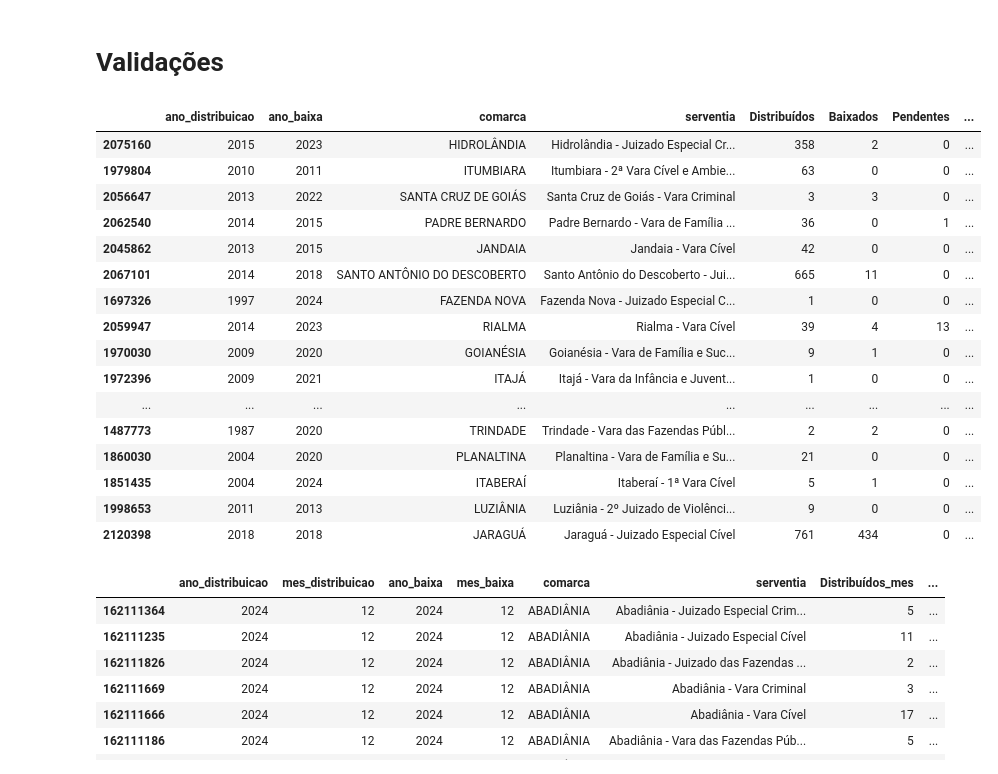
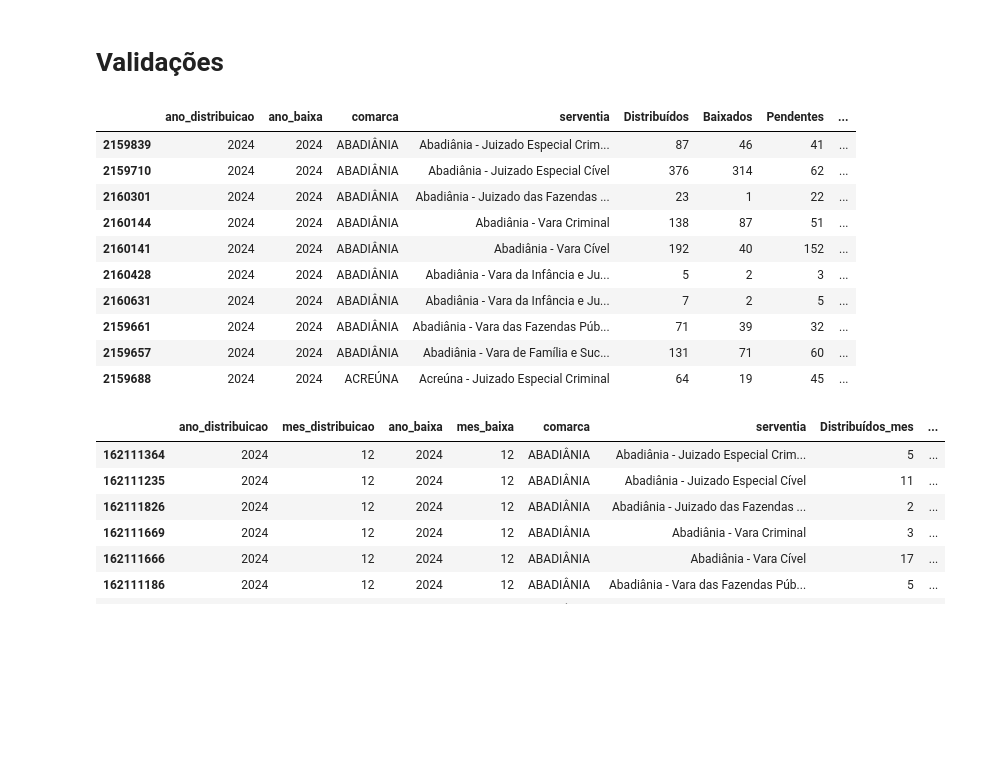
Before and after one commit to dvjuliocesar/TJGO_Projeto7_TxCongGeral, a Jupyter notebook: tx_updated.ipynb, the cells around one changed output. Saved outputs shown, nothing was run; the diff lists cells and outputs as text; code cells hidden in the pictures; blank space fills up the shorter version.

```diff
--- a/tx_updated.ipynb
+++ b/tx_updated.ipynb
@@ -149,7 +149,7 @@ def calcular_estatisticas_cohort(df_main, cols_dist, cols_baixa, nome_periodo):
 # 2. CÁLCULOS ANUAIS
 # ==============================================================================
 print("Calculando estatísticas anuais...")
-estatisticas_anuais = calcular_estatisticas_cohort(
+df_estatisticas_anuais = calcular_estatisticas_cohort(
     df,
     cols_dist=['ano_distribuicao'],
     cols_baixa=['ano_baixa'],
@@ -157,9 +157,9 @@ estatisticas_anuais = calcular_estatisticas_cohort(
 )
 
 # Ajustes finais de colunas e ordenação
-estatisticas_anuais = estatisticas_anuais.rename(columns={'ano_distribuicao': 'ano'})
+df_estatisticas_anuais = df_estatisticas_anuais.rename(columns={'ano_distribuicao': 'ano'})
 cols_order = ['ano', 'ano_baixa', 'comarca', 'serventia', 'Distribuídos', 'Baixados', 'Pendentes', 'Taxa de Congestionamento (%)']
-estatisticas_anuais = estatisticas_anuais[cols_order].sort_values(
+df_estatisticas_anuais = df_estatisticas_anuais[cols_order].sort_values(
     by=['ano', 'ano_baixa', 'comarca', 'serventia'],
     ascending=[False, False, True, True]
 )
@@ -168,7 +168,7 @@ estatisticas_anuais = estatisticas_anuais[cols_order].sort_values(
 # 3. CÁLCULOS MENSAIS
 # ==============================================================================
 print("Calculando estatísticas mensais...")
-estatisticas_mes = calcular_estatisticas_cohort(
+df_estatisticas_mes = calcular_estatisticas_cohort(
     df,
     cols_dist=['ano_distribuicao', 'mes_distribuicao'],
     cols_baixa=['ano_baixa', 'mes_baixa'],
@@ -176,23 +176,23 @@ estatisticas_mes = calcular_estatisticas_cohort(
 )
 
 # Ajustes finais de colunas e ordenação
-estatisticas_mes = estatisticas_mes.rename(columns={'ano_distribuicao': 'ano', 'mes_distribuicao': 'mes'})
+df_estatisticas_mes = df_estatisticas_mes.rename(columns={'ano_distribuicao': 'ano', 'mes_distribuicao': 'mes'})
 cols_order_mes = ['ano', 'mes', 'ano_baixa', 'mes_baixa', 'comarca', 'serventia',
                   'Distribuídos_mes', 'Baixados_mes', 'Pendentes_mes', 'Taxa de Congestionamento_mes (%)']
 
-estatisticas_mes = estatisticas_mes[cols_order_mes].sort_values(
+df_estatisticas_mes = df_estatisticas_mes[cols_order_mes].sort_values(
     by=['ano', 'mes', 'ano_baixa', 'mes_baixa', 'comarca', 'serventia'],
     ascending=[False, False, False, False, True, True]
 )
 
-estatisticas_mes = estatisticas_mes.rename(columns={
+df_estatisticas_mes = df_estatisticas_mes.rename(columns={
     'ano_baixa': 'ano_baixa',
     'mes_baixa': 'mes_baixa',
     'ano': 'ano_distribuicao',
     'mes': 'mes_distribuicao'
 })
 
-estatisticas_anuais = estatisticas_anuais.rename(columns={
+df_estatisticas_anuais = df_estatisticas_anuais.rename(columns={
     'ano_baixa': 'ano_baixa',
     'ano': 'ano_distribuicao'
 })
@@ -206,23 +206,17 @@ Concluído!
 # %% [markdown]
 # Validações
 # %%
-estatisticas_anuais.sample(50)
+df_estatisticas_anuais.head(10)
 # %% [output]
 |  | ano_distribuicao | ano_baixa | comarca | serventia | Distribuídos | Baixados | Pendentes | ... |
-| 2075160 | 2015 | 2023 | HIDROLÂNDIA | Hidrolândia - Juizado Especial Cr... | 358 | 2 | 0 | ... |
-| 1979804 | 2010 | 2011 | ITUMBIARA | Itumbiara - 2ª Vara Cível e Ambie... | 63 | 0 | 0 | ... |
-| 2056647 | 2013 | 2022 | SANTA CRUZ DE GOIÁS | Santa Cruz de Goiás - Vara Criminal | 3 | 3 | 0 | ... |
-| 2062540 | 2014 | 2015 | PADRE BERNARDO | Padre Bernardo - Vara de Família ... | 36 | 0 | 1 | ... |
-| 2045862 | 2013 | 2015 | JANDAIA | Jandaia - Vara Cível | 42 | 0 | 0 | ... |
-| 2067101 | 2014 | 2018 | SANTO ANTÔNIO DO DESCOBERTO | Santo Antônio do Descoberto - Jui... | 665 | 11 | 0 | ... |
-| 1697326 | 1997 | 2024 | FAZENDA NOVA | Fazenda Nova - Juizado Especial C... | 1 | 0 | 0 | ... |
-| 2059947 | 2014 | 2023 | RIALMA | Rialma - Vara Cível | 39 | 4 | 13 | ... |
-| 1970030 | 2009 | 2020 | GOIANÉSIA | Goianésia - Vara de Família e Suc... | 9 | 1 | 0 | ... |
-| 1972396 | 2009 | 2021 | ITAJÁ | Itajá - Vara da Infância e Juvent... | 1 | 0 | 0 | ... |
-| ... | ... | ... | ... | ... | ... | ... | ... | ... |
-| 1487773 | 1987 | 2020 | TRINDADE | Trindade - Vara das Fazendas Públ... | 2 | 2 | 0 | ... |
-| 1860030 | 2004 | 2020 | PLANALTINA | Planaltina - Vara de Família e Su... | 21 | 0 | 0 | ... |
-| 1851435 | 2004 | 2024 | ITABERAÍ | Itaberaí - 1ª Vara Cível | 5 | 1 | 0 | ... |
-| 1998653 | 2011 | 2013 | LUZIÂNIA | Luziânia - 2º Juizado de Violênci... | 9 | 0 | 0 | ... |
-| 2120398 | 2018 | 2018 | JARAGUÁ | Jaraguá - Juizado Especial Cível | 761 | 434 | 0 | ... |
+| 2159839 | 2024 | 2024 | ABADIÂNIA | Abadiânia - Juizado Especial Crim... | 87 | 46 | 41 | ... |
+| 2159710 | 2024 | 2024 | ABADIÂNIA | Abadiânia - Juizado Especial Cível | 376 | 314 | 62 | ... |
+| 2160301 | 2024 | 2024 | ABADIÂNIA | Abadiânia - Juizado das Fazendas ... | 23 | 1 | 22 | ... |
+| 2160144 | 2024 | 2024 | ABADIÂNIA | Abadiânia - Vara Criminal | 138 | 87 | 51 | ... |
+| 2160141 | 2024 | 2024 | ABADIÂNIA | Abadiânia - Vara Cível | 192 | 40 | 152 | ... |
+| 2160428 | 2024 | 2024 | ABADIÂNIA | Abadiânia - Vara da Infância e Ju... | 5 | 2 | 3 | ... |
+| 2160631 | 2024 | 2024 | ABADIÂNIA | Abadiânia - Vara da Infância e Ju... | 7 | 2 | 5 | ... |
+| 2159661 | 2024 | 2024 | ABADIÂNIA | Abadiânia - Vara das Fazendas Púb... | 71 | 39 | 32 | ... |
+| 2159657 | 2024 | 2024 | ABADIÂNIA | Abadiânia - Vara de Família e Suc... | 131 | 71 | 60 | ... |
+| 2159688 | 2024 | 2024 | ACREÚNA | Acreúna - Juizado Especial Criminal | 64 | 19 | 45 | ... |
 # %%
```
Also changed, not shown: parts of 3 cells of this notebook.
